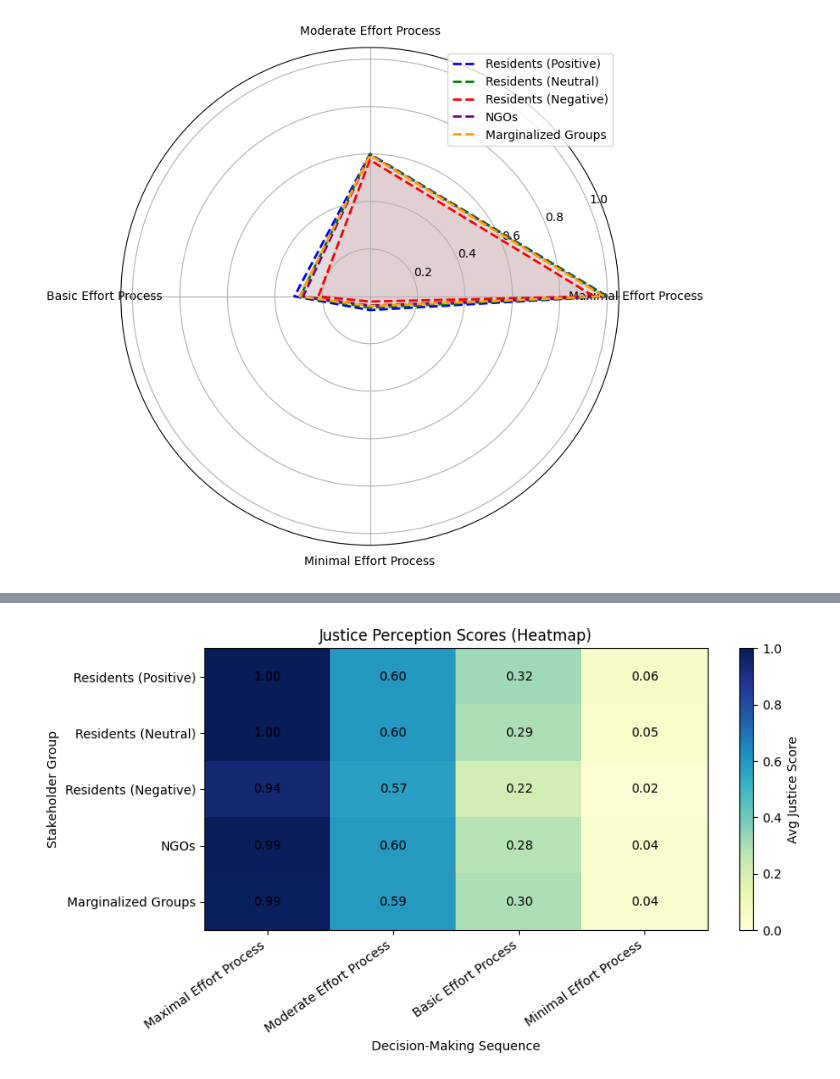
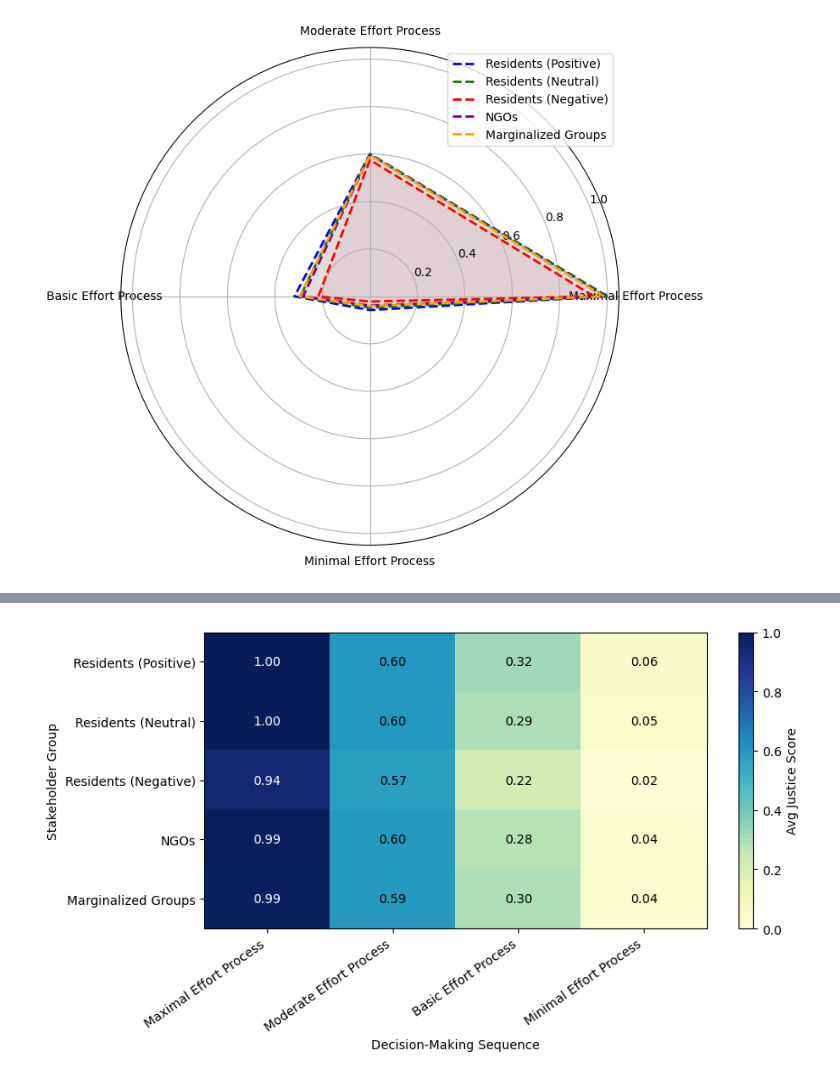
Before and after one commit to skippervdbrekel/ProceduralJustice, a Jupyter notebook: final_model.ipynb, the cells around one changed output, grey strips where cells are left out. Saved outputs shown, nothing was run; the diff lists cells and outputs as text; code cells hidden in the pictures.

```diff
--- a/final_model.ipynb
+++ b/final_model.ipynb
@@ -452,30 +419,33 @@ run_sensitivity_analysis('expectation', 'Residents (Negative)', 'Transparency',
 # %%
+# heatmap
+
 group_labels = ["Residents (Positive)", "Residents (Neutral)", "Residents (Negative)", "NGOs", "Marginalized Groups"]
 sequence_labels = ["Maximal Effort Process", "Moderate Effort Process", "Basic Effort Process", "Minimal Effort Process"]
 heatmap_matrix = []
 for group in group_labels:
     row = []
     for sequence in sequence_labels:
         avg = total_scores[group][sequence] / counts[group][sequence]
         row.append(avg)
     heatmap_matrix.append(row)
 
 heatmap_matrix = np.array(heatmap_matrix)
 
 plt.figure(figsize=(9, 5))
 im = plt.imshow(heatmap_matrix, cmap="YlGnBu", vmin=0, vmax=1, aspect="auto")
 
 for i in range(len(group_labels)):
     for j in range(len(sequence_labels)):
-        plt.text(j, i, f"{heatmap_matrix[i, j]:.2f}", ha="center", va="center", color="black", fontsize=10)
+        value = heatmap_matrix[i, j]
+        text_color = "white" if value > 0.6 else "black"
+        plt.text(j, i, f"{value:.2f}", ha="center", va="center", color=text_color, fontsize=10)
 
 plt.colorbar(im, label="Avg Justice Score")
 plt.xticks(np.arange(len(sequence_labels)), sequence_labels, rotation=35, ha="right")
 plt.yticks(np.arange(len(group_labels)), group_labels)
-plt.title("Justice Perception Scores (Heatmap)")
 plt.xlabel("Decision-Making Sequence")
 plt.ylabel("Stakeholder Group")
 plt.tight_layout()
 plt.show()
 # %% [output]
-[figure, old version]
+[figure, new version]
```
Also changed, not shown: parts of 1 cell of this notebook.
